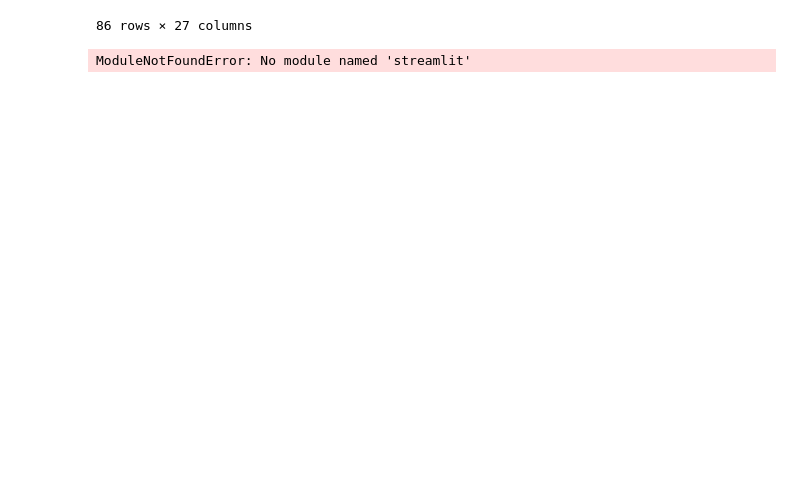
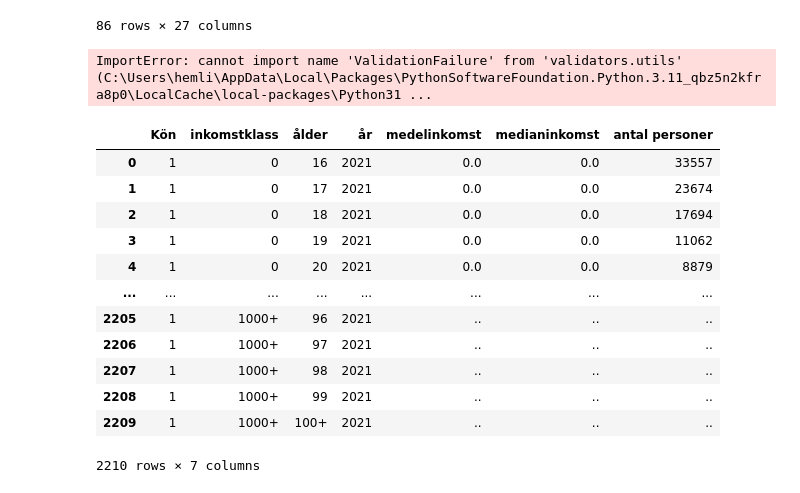
Before and after one commit to koop46/koop46, a Jupyter notebook: income/workshop.ipynb, the cells around one changed output. Saved outputs shown, nothing was run; the diff lists cells and outputs as text; code cells hidden in the pictures; blank space fills up the shorter version.

```diff
--- a/income/workshop.ipynb
+++ b/income/workshop.ipynb
@@ -258,11 +258,61 @@ MEN_DF
 | 100+ år | 6 | 0 | 0 | 0 | 0 | 4 | 20 | 14 | 26 | ... |
 | Summa | 252852 | 130860 | 64351 | 61236 | 48792 | 50358 | 78270 | 99461 | 78086 | ... |
 86 rows × 27 columns
-# %%
-import streamlit as st
-cnx = st.experimental_connection('incomes_db', type='sql')
-
-
-cnx
-# %% [output]
-ModuleNotFoundError: No module named 'streamlit'
+# %%
+from streamlit_gsheets import GSheetsConnection
+import streamlit as st
+
+url = "https://docs.google.com/spreadsheets/d/118AeMVlvvmBsFmgv4FxURnZEs2pn_nKRGZqgniMaf2c/edit?usp=sharing"
+
+conn = st.experimental_connection("gsheets", type=GSheetsConnection)
+
+data = conn.read(spreadsheet=url, col=[0,1], worksheet="34725660")
+
+st.dataframe(data)
+# %% [output]
+ImportError: cannot import name 'ValidationFailure' from 'validators.utils' (C:\Users\hemli\AppData\Local\Packages\PythonSoftwareFoundation.Python.3.11_qbz5n2kfra8p0\LocalCache\local-packages\Python31 ...
+# %%
+import pandas as pd
+from pyscbwrapper import SCB
+
+
+scb = SCB('sv', 'HE', 'HE0110', 'HE0110A', 'SamForvInk1a')
+scb.set_query(kön = ["män", "kvinnor", "totalt"],
+               tabellinnehåll = ["Medelinkomst, tkr", "Medianinkomst, tkr", "Antal personer"],
+               år = ['2021'], ålder = [f'{y} år' if y < 100 else '100+ år' for y in range(16,101)],
+               inkomstklass = ['0', '1-19 tkr', '20-39 tkr', '40-59 tkr', '60-79 tkr', '80-99 tkr',
+                               '100-119 tkr', '120-139 tkr', '140-159 tkr', '160-179 tkr', '180-199 tkr',
+                               '200-219 tkr', '220-239 tkr', '240-259 tkr', '260-279 tkr', '280-299 tkr',
+                               '300-319 tkr', '320-339 tkr', '340-359 tkr', '360-379 tkr', '380-399 tkr',
+                               '400-499 tkr', '500-599 tkr', '600-799 tkr', '800-999 tkr', '1000+ tkr'])
+
+scb.get_query()
+complete_dataset = scb.get_data()
+
+##### cleaning
+
+men_set = complete_dataset['data'][:2210] #inkomstklass, inkomst, ålder, år, medelinomst, median, antal personer
+women_set = complete_dataset['data'][2210:]
+
+df = pd.DataFrame(columns=[ 'Kön', 'inkomstklass', 'ålder', 'år', 'medelinkomst', 'medianinkomst', 'antal personer' ])
+df = pd.DataFrame(columns=[ 'Kön', 'inkomstklass', 'ålder', 'år', 'medelinkomst', 'medianinkomst', 'antal personer' ])
+
+for r in range(len(men_set)):
+    row = men_set[r]['key'] + men_set[r]['values']
+    df.loc[len(df)] = row
+
+df
+# %% [output]
+|  | Kön | inkomstklass | ålder | år | medelinkomst | medianinkomst | antal personer |
+| 0 | 1 | 0 | 16 | 2021 | 0.0 | 0.0 | 33557 |
+| 1 | 1 | 0 | 17 | 2021 | 0.0 | 0.0 | 23674 |
+| 2 | 1 | 0 | 18 | 2021 | 0.0 | 0.0 | 17694 |
+| 3 | 1 | 0 | 19 | 2021 | 0.0 | 0.0 | 11062 |
+| 4 | 1 | 0 | 20 | 2021 | 0.0 | 0.0 | 8879 |
+| ... | ... | ... | ... | ... | ... | ... | ... |
+| 2205 | 1 | 1000+ | 96 | 2021 | .. | .. | .. |
+| 2206 | 1 | 1000+ | 97 | 2021 | .. | .. | .. |
+| 2207 | 1 | 1000+ | 98 | 2021 | .. | .. | .. |
+| 2208 | 1 | 1000+ | 99 | 2021 | .. | .. | .. |
+| 2209 | 1 | 1000+ | 100+ | 2021 | .. | .. | .. |
+2210 rows × 7 columns
```
Also changed, not shown: 1 other file.
